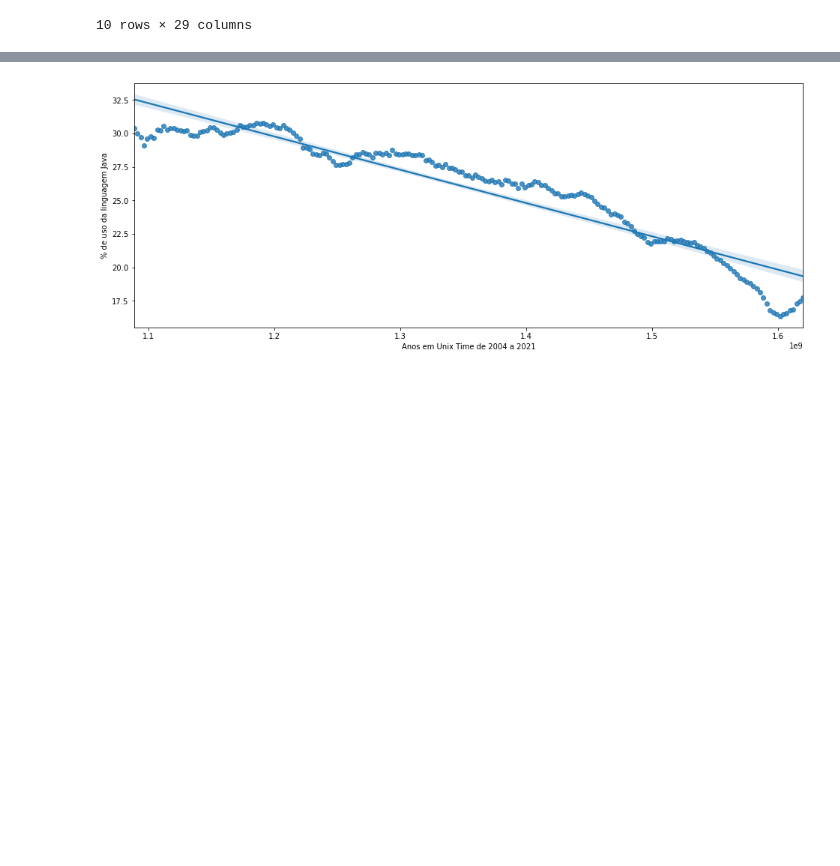
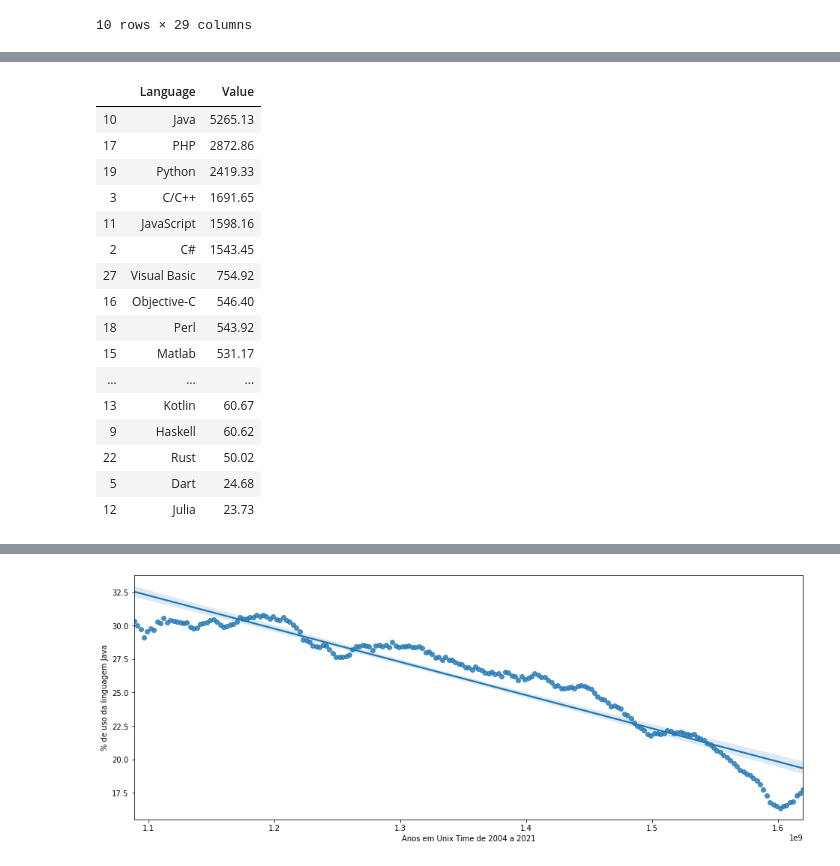
Before and after one commit to vhnegrisoli/tcc-pos-graduacao-puc, a Jupyter notebook: Análise Linguagens de Programação.ipynb, the cells around one changed output, grey strips where cells are left out. Saved outputs shown, nothing was run; the diff lists cells and outputs as text; code cells hidden in the pictures; blank space fills up the shorter version.

```diff
--- a/Análise Linguagens de Programação.ipynb
+++ b/Análise Linguagens de Programação.ipynb
@@ -60,0 +102,24 @@ dados_tratados.head()
+# %%
+dados_agrupados = dados_tratados[['Language', 'Value']].groupby(by=['Language'], as_index=False).sum()
+
+dados_agrupados = dados_agrupados.sort_values(by=['Value'], ascending=False)
+
+dados_agrupados
+# %% [output]
+|  | Language | Value |
+| 10 | Java | 5265.13 |
+| 17 | PHP | 2872.86 |
+| 19 | Python | 2419.33 |
+| 3 | C/C++ | 1691.65 |
+| 11 | JavaScript | 1598.16 |
+| 2 | C# | 1543.45 |
+| 27 | Visual Basic | 754.92 |
+| 16 | Objective-C | 546.40 |
+| 18 | Perl | 543.92 |
+| 15 | Matlab | 531.17 |
+| ... | ... | ... |
+| 13 | Kotlin | 60.67 |
+| 9 | Haskell | 60.62 |
+| 22 | Rust | 50.02 |
+| 5 | Dart | 24.68 |
+| 12 | Julia | 23.73 |
```
Also changed, not shown: parts of 18 cells of this notebook, 1 other file.
